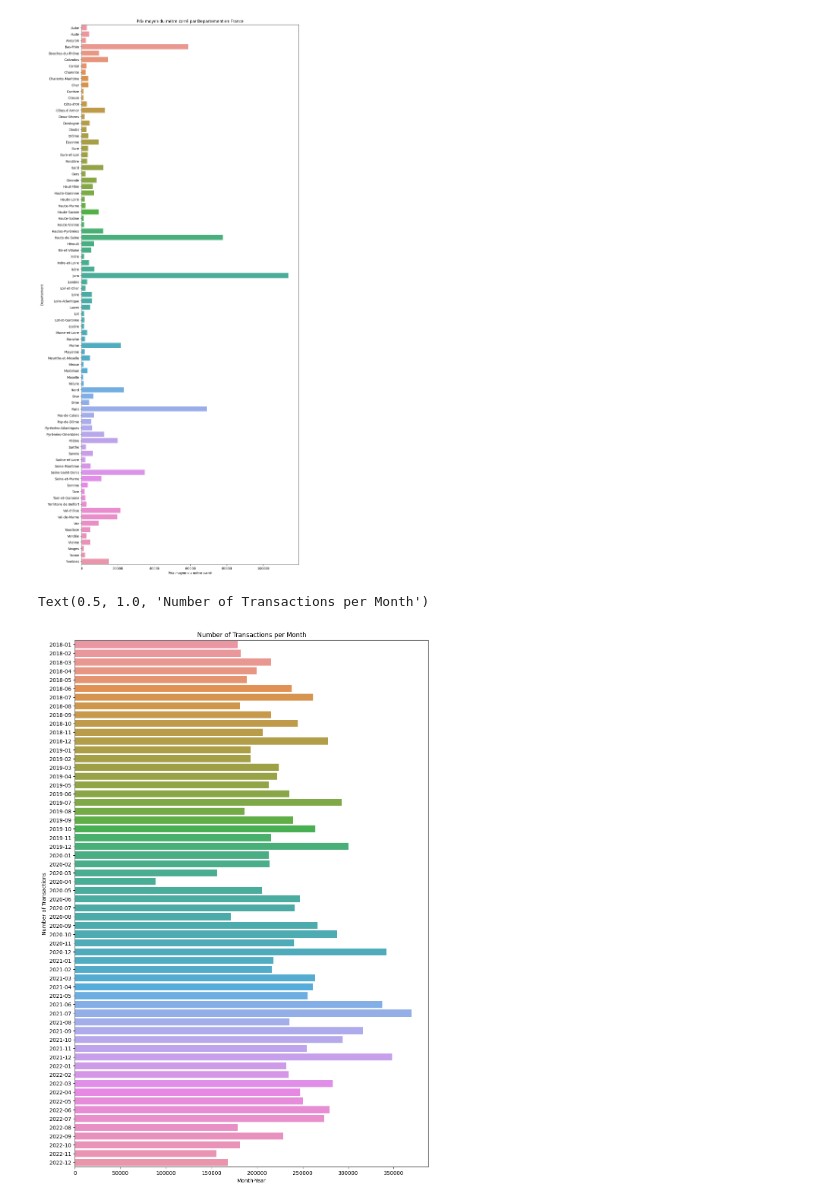
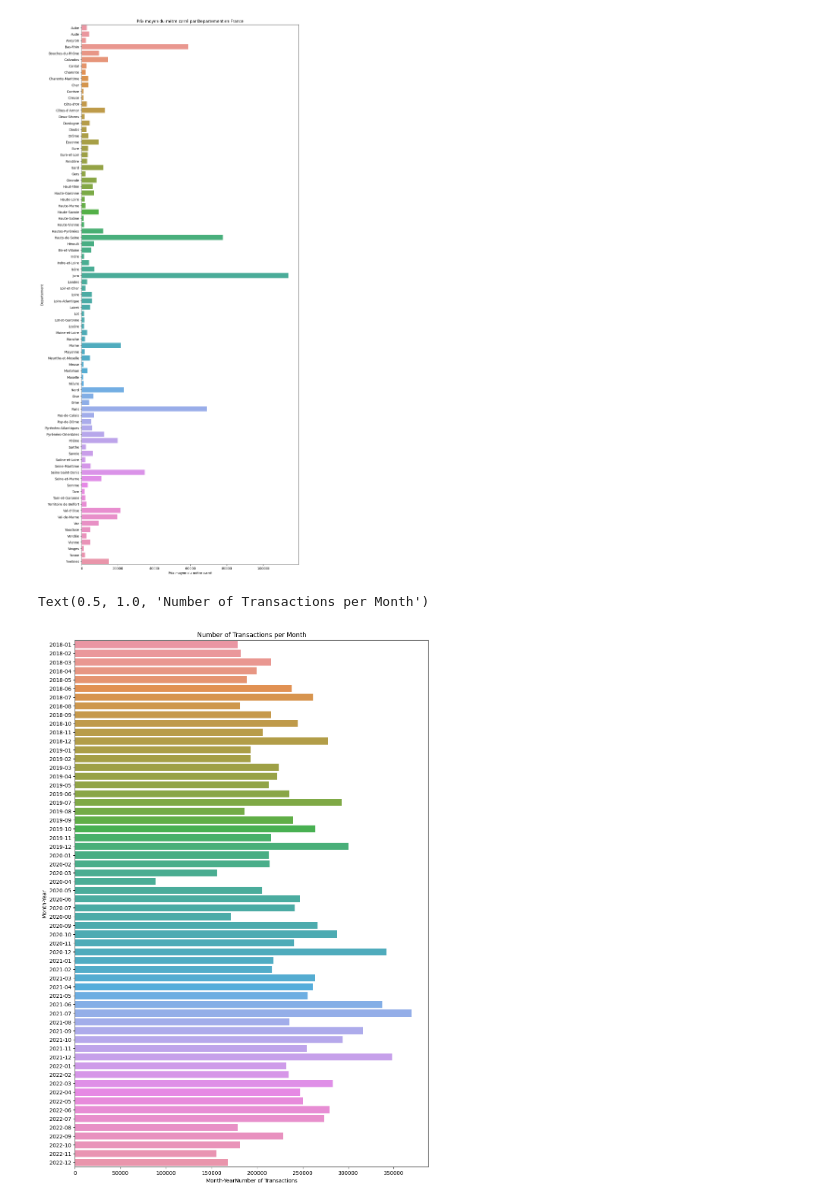
Before and after one commit to Siropteur/Mini_Project_DataScience, a Jupyter notebook: Main.ipynb, the cells around one changed output. Cells and saved outputs as stored; diff of their text form; code cells hidden in the pictures.

```diff
--- a/Main.ipynb
+++ b/Main.ipynb
@@ -664,16 +674,16 @@ Text(0.5, 1.0, 'Prix moyen du mètre carré par Departement en France')
 # %%
 df['Date mutation'] = pd.to_datetime(df['Date mutation'], dayfirst=True)
 df['Month_Year'] = df['Date mutation'].dt.to_period('M')
 transactions_per_month = df.groupby('Month_Year').size().reset_index(name='Num Transactions')
 
 plt.figure(figsize=(12, 18))
 sns.barplot(x='Num Transactions', y='Month_Year', data=transactions_per_month)
-plt.xlabel('Month-Year')
-plt.ylabel('Number of Transactions')
+plt.xlabel('Month-Year''Number of Transactions')
+plt.ylabel('Month-Year')
 plt.title('Number of Transactions per Month')
 # %% [output]
 Text(0.5, 1.0, 'Number of Transactions per Month')
-[figure, old version]
+[figure, new version]
 # %%
 plt.figure(figsize=(12, 6))
 sns.scatterplot(x='Nombre pieces principales', y='Prix par metre carre', data=df)
```
Also changed, not shown: parts of 22 cells of this notebook.
